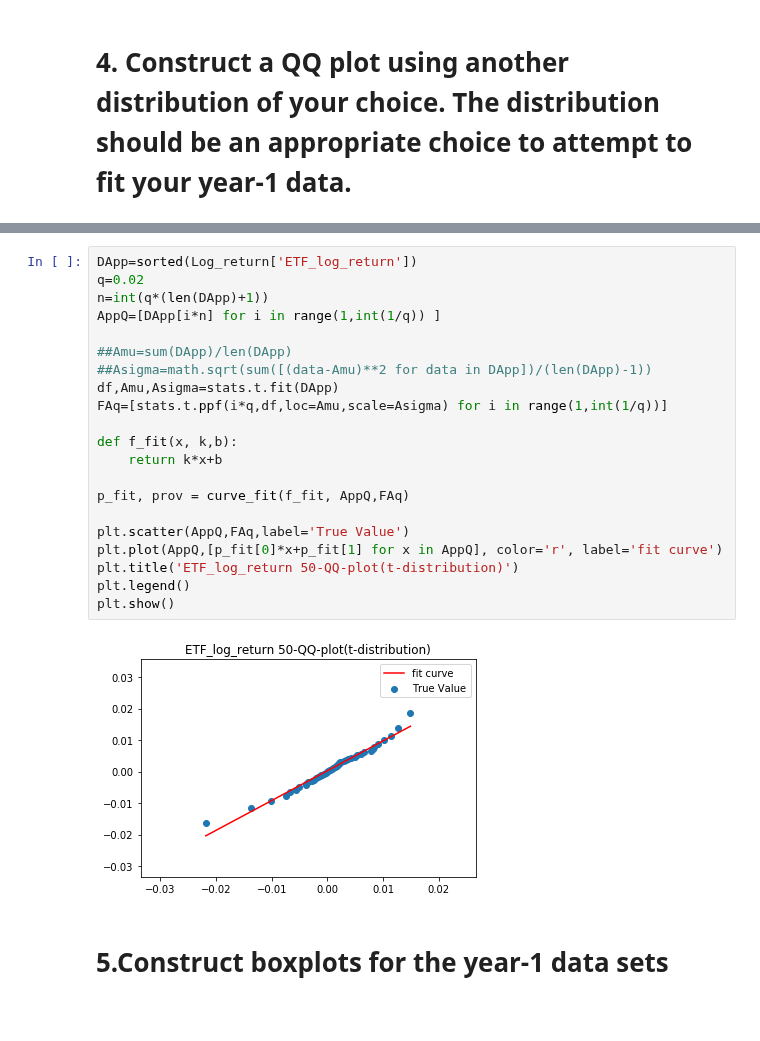
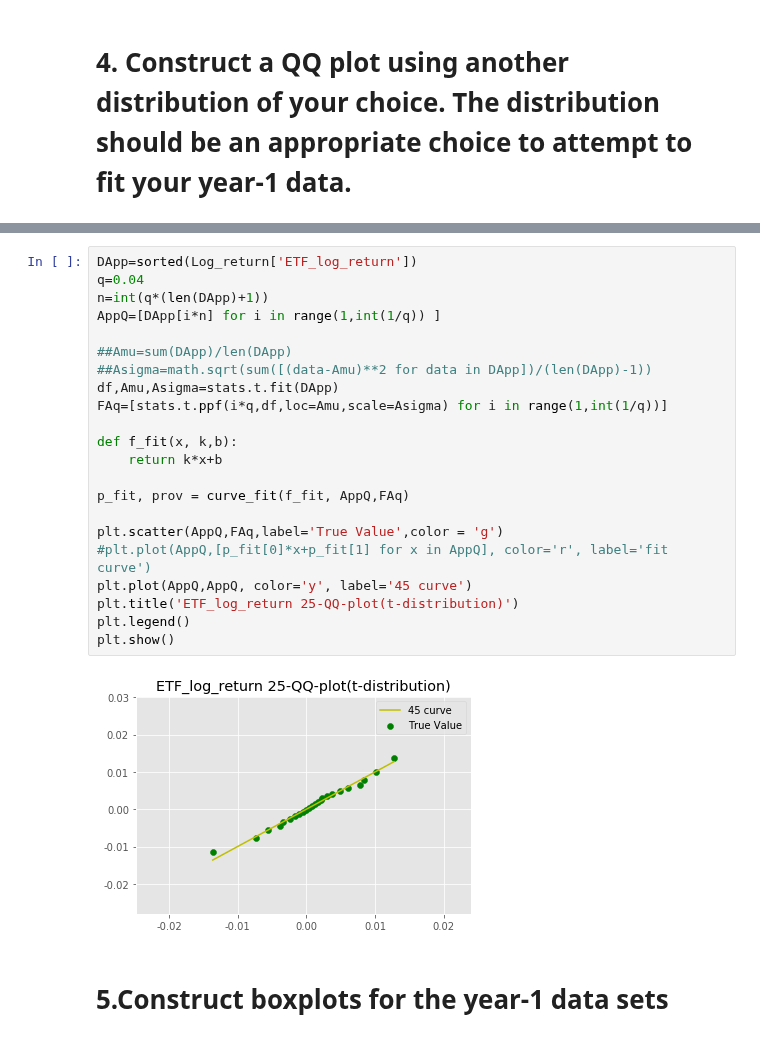
Before and after one commit to wuchenyu38/MA574_Portfolio-Valuation-and-Risk-Management, a Jupyter notebook: src/project1.ipynb, the cells around one changed output, grey strips where cells are left out. Saved outputs shown, nothing was run; the diff lists cells and outputs as text; blank space fills up the shorter version.

```diff
--- a/src/project1.ipynb
+++ b/src/project1.ipynb
@@ -194,26 +199,27 @@ plt.show()
 # %%
 DApp=sorted(Log_return['ETF_log_return'])
-q=0.02
+q=0.04
 n=int(q*(len(DApp)+1))
 AppQ=[DApp[i*n] for i in range(1,int(1/q)) ]
 
 ##Amu=sum(DApp)/len(DApp)
 ##Asigma=math.sqrt(sum([(data-Amu)**2 for data in DApp])/(len(DApp)-1))
 df,Amu,Asigma=stats.t.fit(DApp)
 FAq=[stats.t.ppf(i*q,df,loc=Amu,scale=Asigma) for i in range(1,int(1/q))]
 
 def f_fit(x, k,b):
     return k*x+b
 
 p_fit, prov = curve_fit(f_fit, AppQ,FAq)
 
-plt.scatter(AppQ,FAq,label='True Value')
-plt.plot(AppQ,[p_fit[0]*x+p_fit[1] for x in AppQ], color='r', label='fit curve')
-plt.title('ETF_log_return 50-QQ-plot(t-distribution)')
+plt.scatter(AppQ,FAq,label='True Value',color = 'g')
+#plt.plot(AppQ,[p_fit[0]*x+p_fit[1] for x in AppQ], color='r', label='fit curve')
+plt.plot(AppQ,AppQ, color='y', label='45 curve')
+plt.title('ETF_log_return 25-QQ-plot(t-distribution)')
 plt.legend()
 plt.show()
 # %% [output]
-[figure, old version]
+[figure, new version]
 # %% [markdown]
 # 5.Construct boxplots for the year-1 data sets
 # %%
```
Also changed, not shown: parts of 31 cells of this notebook.
